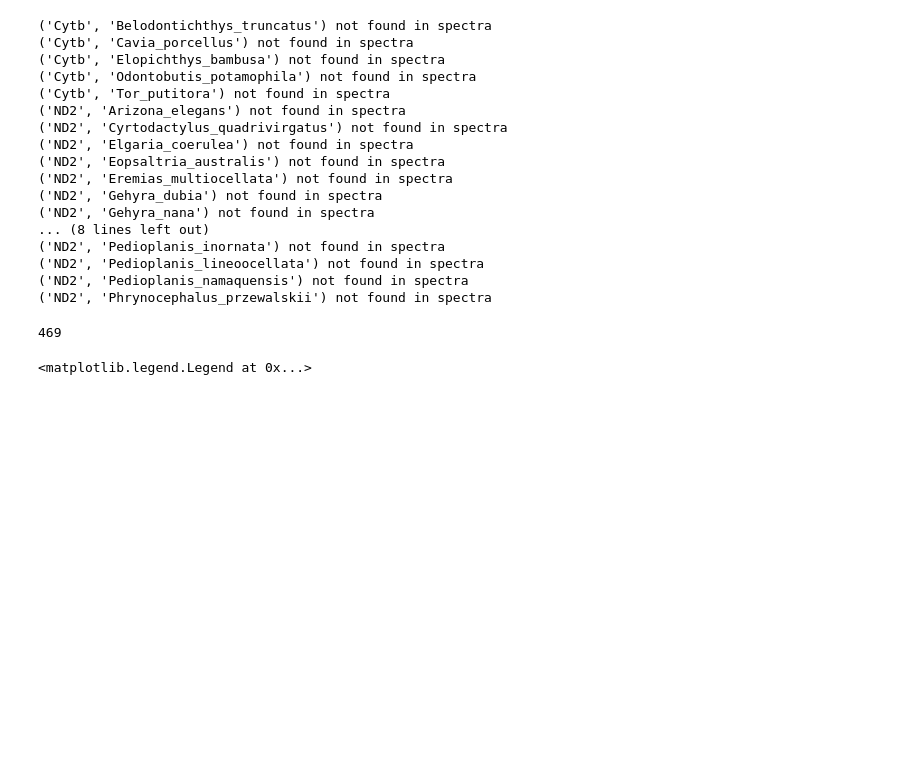
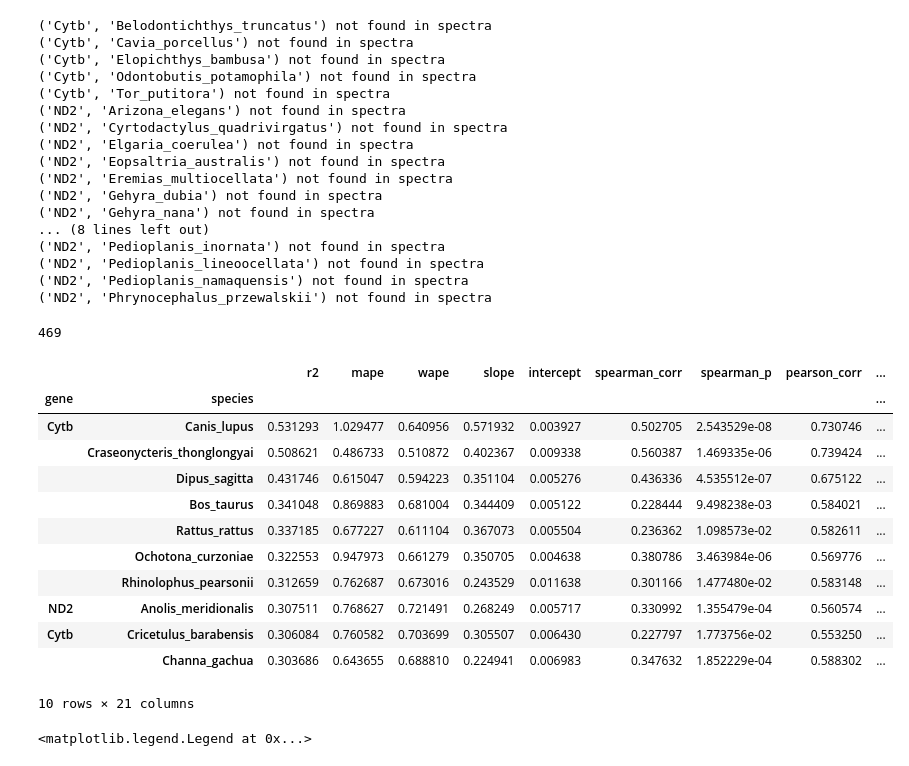
Before and after one commit to mitoclub/AminoAcidShift, a Jupyter notebook: vert_species_fit.ipynb, the cells around one changed output. Saved outputs shown, nothing was run; the diff lists cells and outputs as text; code cells hidden in the pictures; blank space fills up the shorter version.

```diff
--- a/vert_species_fit.ipynb
+++ b/vert_species_fit.ipynb
@@ -180,6 +180,22 @@ len(metrics_df)
 ('ND2', 'Pedioplanis_namaquensis') not found in spectra
 ('ND2', 'Phrynocephalus_przewalskii') not found in spectra
 469
+# %%
+metrics_df.sort_values('r2', ascending=False).head(10)
+# %% [output]
+|  |  | r2 | mape | wape | slope | intercept | spearman_corr | spearman_p | pearson_corr | ... |
+| gene | species |  |  |  |  |  |  |  |  | ... |
+| Cytb | Canis_lupus | 0.531293 | 1.029477 | 0.640956 | 0.571932 | 0.003927 | 0.502705 | 2.543529e-08 | 0.730746 | ... |
+|  | Craseonycteris_thonglongyai | 0.508621 | 0.486733 | 0.510872 | 0.402367 | 0.009338 | 0.560387 | 1.469335e-06 | 0.739424 | ... |
+|  | Dipus_sagitta | 0.431746 | 0.615047 | 0.594223 | 0.351104 | 0.005276 | 0.436336 | 4.535512e-07 | 0.675122 | ... |
+|  | Bos_taurus | 0.341048 | 0.869883 | 0.681004 | 0.344409 | 0.005122 | 0.228444 | 9.498238e-03 | 0.584021 | ... |
+|  | Rattus_rattus | 0.337185 | 0.677227 | 0.611104 | 0.367073 | 0.005504 | 0.236362 | 1.098573e-02 | 0.582611 | ... |
+|  | Ochotona_curzoniae | 0.322553 | 0.947973 | 0.661279 | 0.350705 | 0.004638 | 0.380786 | 3.463984e-06 | 0.569776 | ... |
+|  | Rhinolophus_pearsonii | 0.312659 | 0.762687 | 0.673016 | 0.243529 | 0.011638 | 0.301166 | 1.477480e-02 | 0.583148 | ... |
+| ND2 | Anolis_meridionalis | 0.307511 | 0.768627 | 0.721491 | 0.268249 | 0.005717 | 0.330992 | 1.355479e-04 | 0.560574 | ... |
+| Cytb | Cricetulus_barabensis | 0.306084 | 0.760582 | 0.703699 | 0.305507 | 0.006430 | 0.227797 | 1.773756e-02 | 0.553250 | ... |
+|  | Channa_gachua | 0.303686 | 0.643655 | 0.688810 | 0.224941 | 0.006983 | 0.347632 | 1.852229e-04 | 0.588302 | ... |
+10 rows × 21 columns
 # %%
 ax=sns.boxplot(data=metrics_df, x='gene', y='r2', hue='class', palette='muted')
 plt.grid(axis='y')
```
Also changed, not shown: parts of 5 cells of this notebook, 1 other file.
